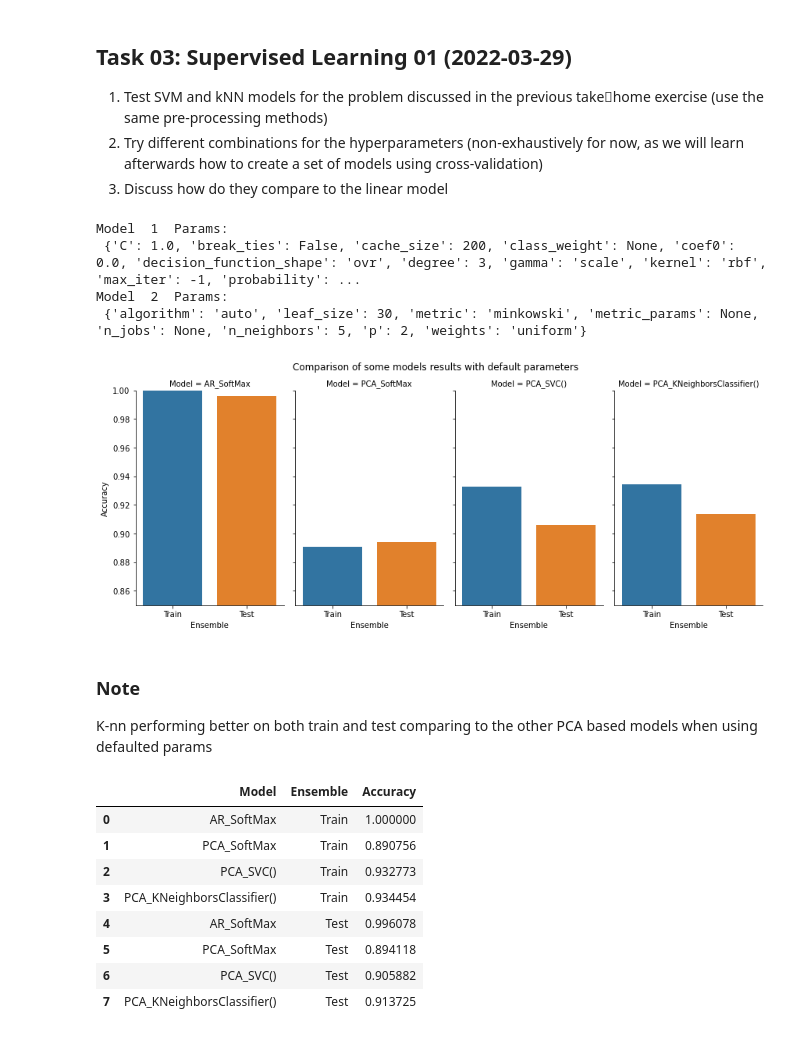
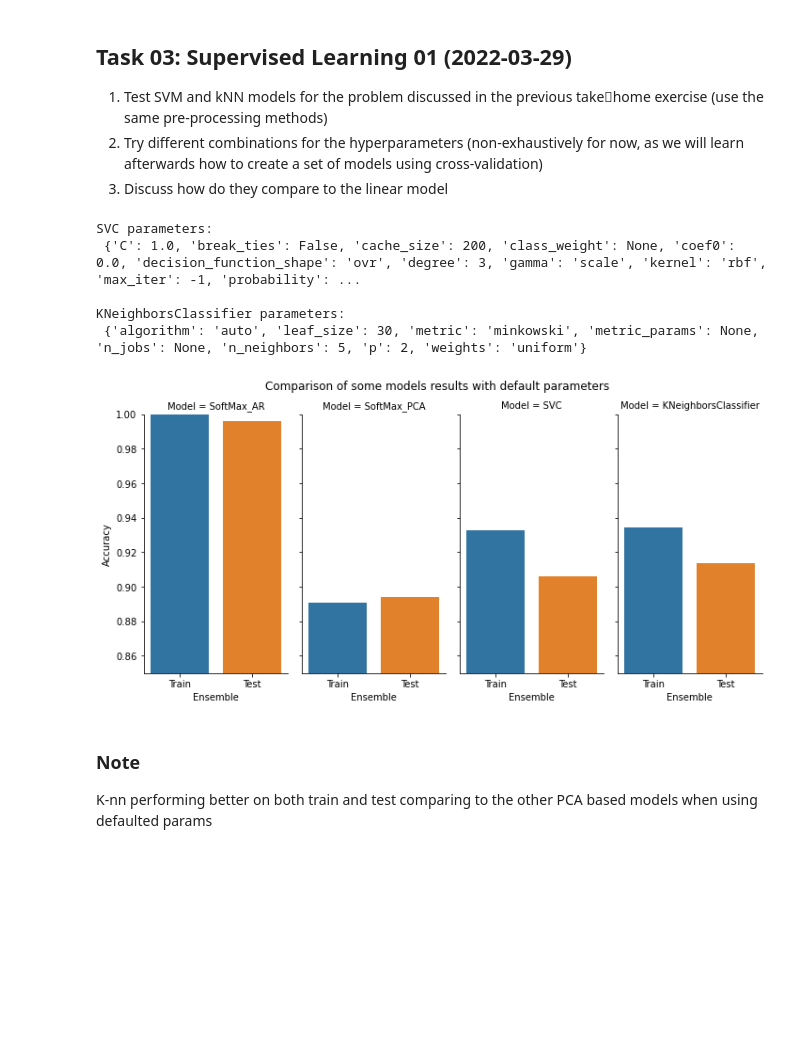
Before and after one commit to felipecostapereira/HIML, a Jupyter notebook: task_03_SVM_KNN.ipynb, the cells around one changed output. Saved outputs shown, nothing was run; the diff lists cells and outputs as text; code cells hidden in the pictures; blank space fills up the shorter version.

```diff
--- a/task_03_SVM_KNN.ipynb
+++ b/task_03_SVM_KNN.ipynb
@@ -356,45 +391,41 @@ of models using cross-validation)
 3. Discuss how do they compare to the linear model
 # %%
 dfResults = pd.DataFrame({
-        'Model': ['AR_SoftMax', 'PCA_SoftMax'],
+        'Model': ['SoftMax_AR', 'SoftMax_PCA'],
         'Train': [accuracy_score(y_train, yPred1_train), accuracy_score(y_train, yPred2_train)],
         'Test': [accuracy_score(y_test, yPred1_test), accuracy_score(y_test, yPred2_test)]})
 
-for i,model in enumerate([SVC(), KNeighborsClassifier()]):
+for i,model in enumerate([SVC(),KNeighborsClassifier()]):
     modelTrained = model.fit(X2_train, y_train)
+    modelDescription = str(modelTrained).split('(')[0]  # DO NOT PRINT PARAMS IN THE DESCRIPTION
+
+    print (modelDescription, "parameters: \n", model.get_params(), '\n')
+
     yPred_train = modelTrained.predict(X2_train)
     yPred_test = modelTrained.predict(X2_test)
-    print ('Model ', i+1, " Params: \n", model.get_params())
+
     dfResults = dfResults.append(pd.DataFrame({
-        # 'Model': ['PCA_'+str(modelTrained).split('(')[0]],    # nao imprime parametros
-        'Model': ['PCA_'+str(modelTrained)],                    # imprime parametros
+        'Model': [modelDescription],
         'Train': [accuracy_score(y_train, yPred_train)],
         'Test': [accuracy_score(y_test, yPred_test)]}))
 
 # unpivot dfResults in case of plotting graphs
-dfResults = dfResults.melt(id_vars='Model', value_name='Accuracy', var_name='Ensemble')
-ax = sns.catplot(x='Ensemble', y='Accuracy', col='Model', col_wrap=4, data=dfResults, kind="bar", height=5, aspect=.6);
+dfResultsPlot = dfResults.melt(id_vars='Model', value_name='Accuracy', var_name='Ensemble')
+
+ax = sns.catplot(x='Ensemble', y='Accuracy', col='Model', col_wrap=4, data=dfResultsPlot, kind="bar", height=5, aspect=.5);
 ax.set(ylim=(0.85, 1));
 ax.fig.subplots_adjust(top=.88) # adjust the Figure in rpxax
 ax.fig.suptitle('Comparison of some models results with default parameters');
+
+dfResultsPlot
+pass;
 # %% [output]
-Model  1  Params:
+SVC parameters:
  {'C': 1.0, 'break_ties': False, 'cache_size': 200, 'class_weight': None, 'coef0': 0.0, 'decision_function_shape': 'ovr', 'degree': 3, 'gamma': 'scale', 'kernel': 'rbf', 'max_iter': -1, 'probability': ...
-Model  2  Params:
+
+KNeighborsClassifier parameters:
  {'algorithm': 'auto', 'leaf_size': 30, 'metric': 'minkowski', 'metric_params': None, 'n_jobs': None, 'n_neighbors': 5, 'p': 2, 'weights': 'uniform'}
-[figure, old version]
+[figure, new version]
 # %% [markdown]
 ### Note
 K-nn performing better on both train and test comparing to the other PCA based models when using defaulted params
-# %%
-dfResults
-# %% [output]
-|  | Model | Ensemble | Accuracy |
-| 0 | AR_SoftMax | Train | 1.000000 |
-| 1 | PCA_SoftMax | Train | 0.890756 |
-| 2 | PCA_SVC() | Train | 0.932773 |
-| 3 | PCA_KNeighborsClassifier() | Train | 0.934454 |
-| 4 | AR_SoftMax | Test | 0.996078 |
-| 5 | PCA_SoftMax | Test | 0.894118 |
-| 6 | PCA_SVC() | Test | 0.905882 |
-| 7 | PCA_KNeighborsClassifier() | Test | 0.913725 |
```
Also changed, not shown: parts of 15 cells of this notebook.
